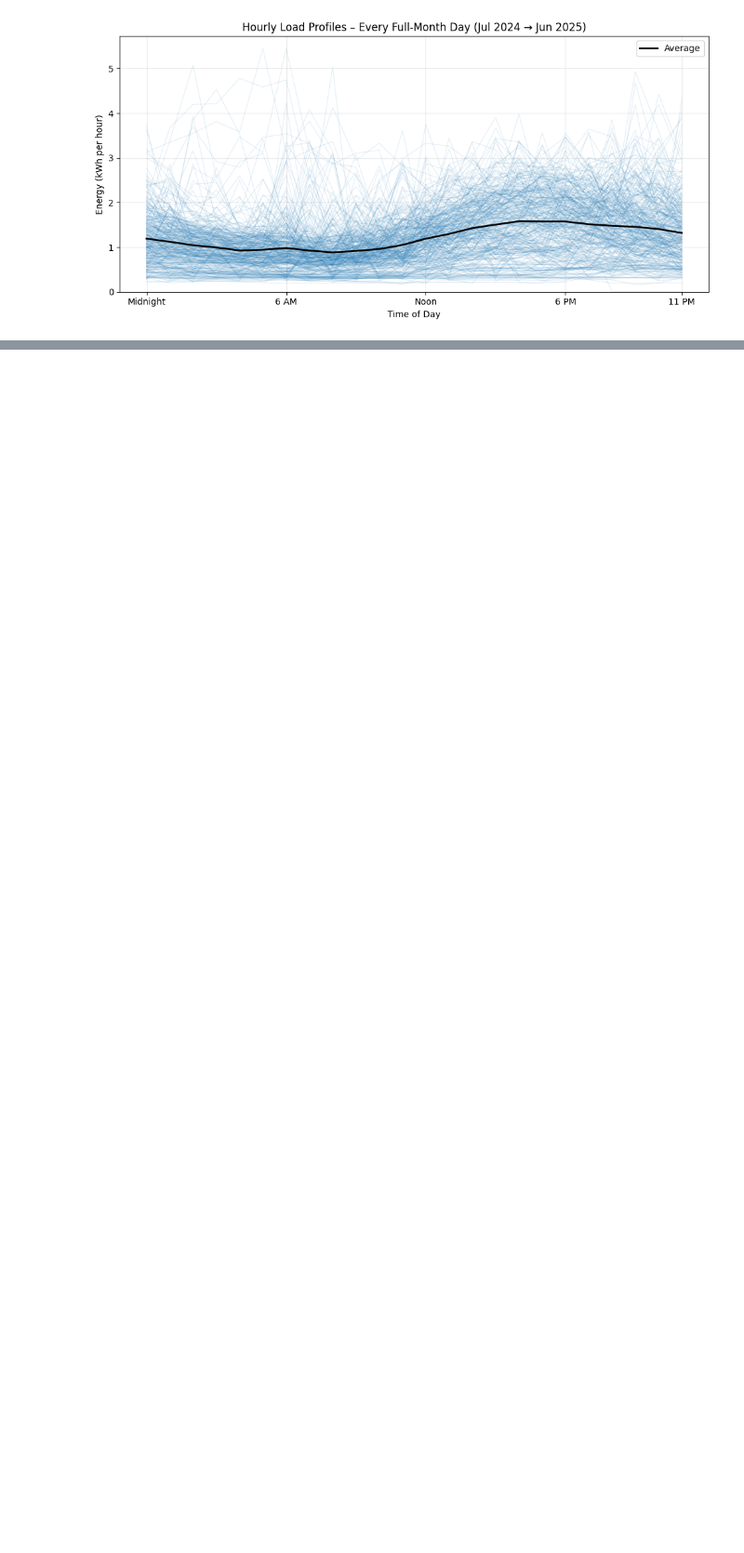
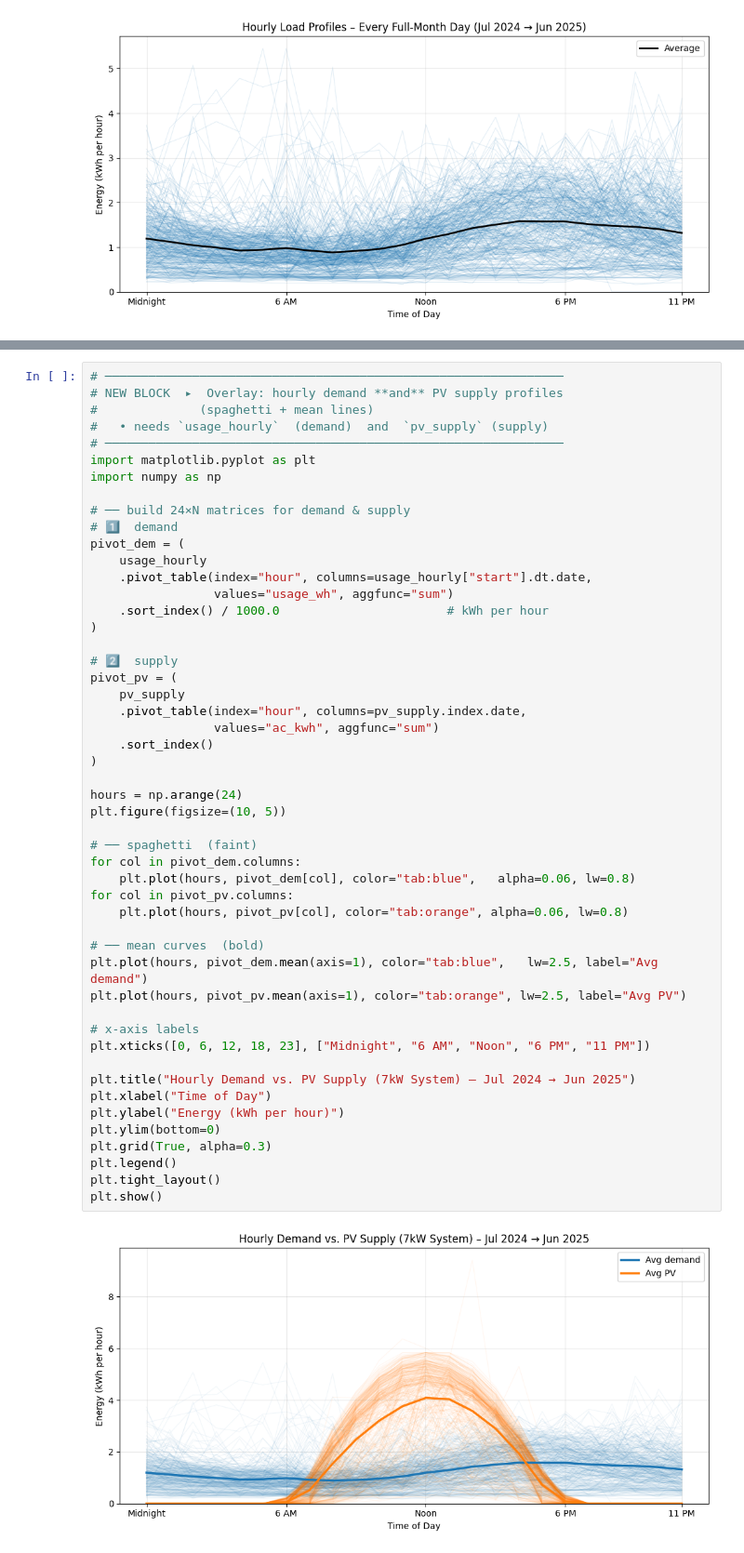
Before and after one commit to eGamez01/solar_system_simulator, a Jupyter notebook: main.ipynb, the cells around one changed output, grey strips where cells are left out. Shown at 93% size. Cells and saved outputs as stored; diff of their text form; blank space fills up the shorter version.

```diff
--- a/main.ipynb
+++ b/main.ipynb
@@ -280,0 +443,52 @@ plt.show()
+# %%
+# ───────────────────────────────────────────────────────────────
+# NEW BLOCK  ▸  Overlay: hourly demand **and** PV supply profiles
+#              (spaghetti + mean lines)
+#   • needs `usage_hourly`  (demand)  and  `pv_supply` (supply)
+# ───────────────────────────────────────────────────────────────
+import matplotlib.pyplot as plt
+import numpy as np
+
+# ── build 24×N matrices for demand & supply
+# 1️⃣  demand
+pivot_dem = (
+    usage_hourly
+    .pivot_table(index="hour", columns=usage_hourly["start"].dt.date,
+                 values="usage_wh", aggfunc="sum")
+    .sort_index() / 1000.0                       # kWh per hour
+)
+
+# 2️⃣  supply
+pivot_pv = (
+    pv_supply
+    .pivot_table(index="hour", columns=pv_supply.index.date,
+                 values="ac_kwh", aggfunc="sum")
+    .sort_index()
+)
+
+hours = np.arange(24)
+plt.figure(figsize=(10, 5))
+
+# ── spaghetti  (faint)
+for col in pivot_dem.columns:
+    plt.plot(hours, pivot_dem[col], color="tab:blue",   alpha=0.06, lw=0.8)
+for col in pivot_pv.columns:
+    plt.plot(hours, pivot_pv[col], color="tab:orange", alpha=0.06, lw=0.8)
+
+# ── mean curves  (bold)
+plt.plot(hours, pivot_dem.mean(axis=1), color="tab:blue",   lw=2.5, label="Avg demand")
+plt.plot(hours, pivot_pv.mean(axis=1), color="tab:orange", lw=2.5, label="Avg PV")
+
+# x-axis labels
+plt.xticks([0, 6, 12, 18, 23], ["Midnight", "6 AM", "Noon", "6 PM", "11 PM"])
+
+plt.title("Hourly Demand vs. PV Supply (7kW System) – Jul 2024 → Jun 2025")
+plt.xlabel("Time of Day")
+plt.ylabel("Energy (kWh per hour)")
+plt.ylim(bottom=0)
+plt.grid(True, alpha=0.3)
+plt.legend()
+plt.tight_layout()
+plt.show()
+# %% [output]
+[figure, added]
```
Also changed, not shown: parts of 7 cells of this notebook.
